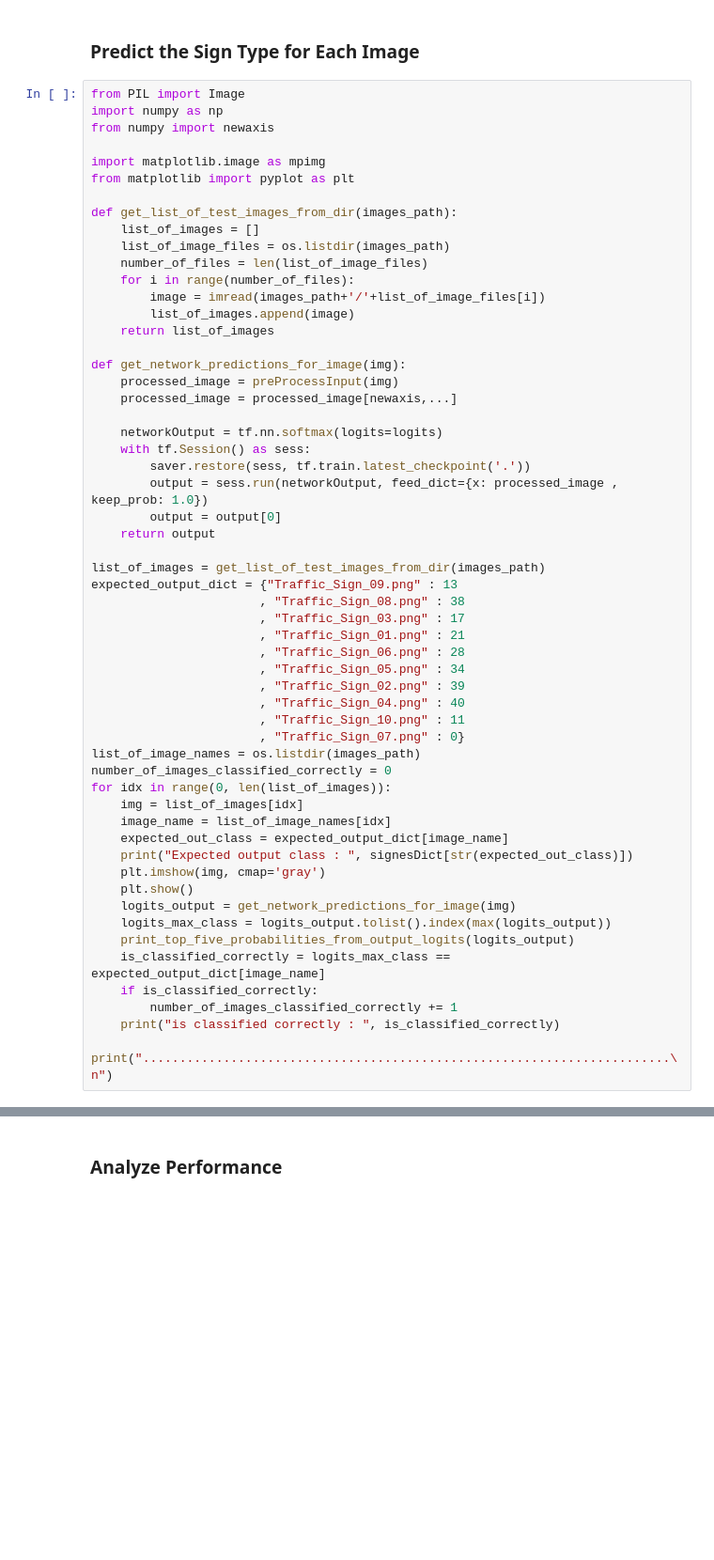
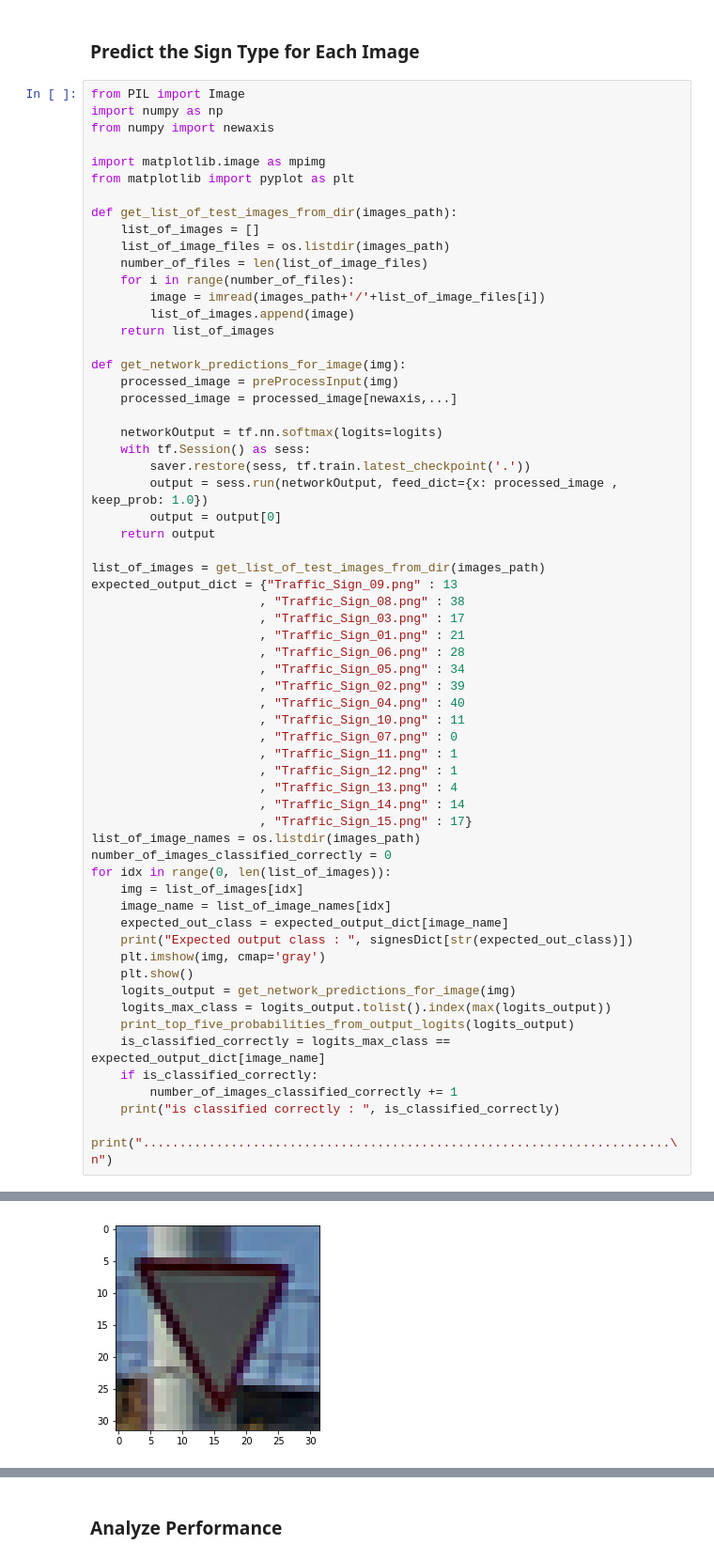
Before and after one commit to ahmedbelalnour/CarND-Traffic-Sign-Classifier-Project, a Jupyter notebook: Traffic_Sign_Classifier.ipynb, the cells around one changed output, grey strips where cells are left out. Shown: that part at 94% size. Cells and saved outputs as stored; diff of their text form; blank space fills up the shorter version.

```diff
--- a/Traffic_Sign_Classifier.ipynb
+++ b/Traffic_Sign_Classifier.ipynb
@@ -796,7 +846,12 @@ expected_output_dict = {"Traffic_Sign_09.png" : 13
                        , "Traffic_Sign_02.png" : 39
                        , "Traffic_Sign_04.png" : 40
                        , "Traffic_Sign_10.png" : 11
-                       , "Traffic_Sign_07.png" : 0}
+                       , "Traffic_Sign_07.png" : 0
+                       , "Traffic_Sign_11.png" : 1
+                       , "Traffic_Sign_12.png" : 1
+                       , "Traffic_Sign_13.png" : 4
+                       , "Traffic_Sign_14.png" : 14
+                       , "Traffic_Sign_15.png" : 17}
 list_of_image_names = os.listdir(images_path)
 number_of_images_classified_correctly = 0
 for idx in range(0, len(list_of_images)):
@@ -814,3 +869,4 @@ for idx in range(0, len(list_of_images)):
         number_of_images_classified_correctly += 1
     print("is classified correctly : ", is_classified_correctly)
     print("........................................................................\n")
+# %% [output]
@@ -816,0 +874 @@ for idx in range(0, len(list_of_images)):
+[figure, added]
```
Also changed, not shown: parts of 11 cells of this notebook.
